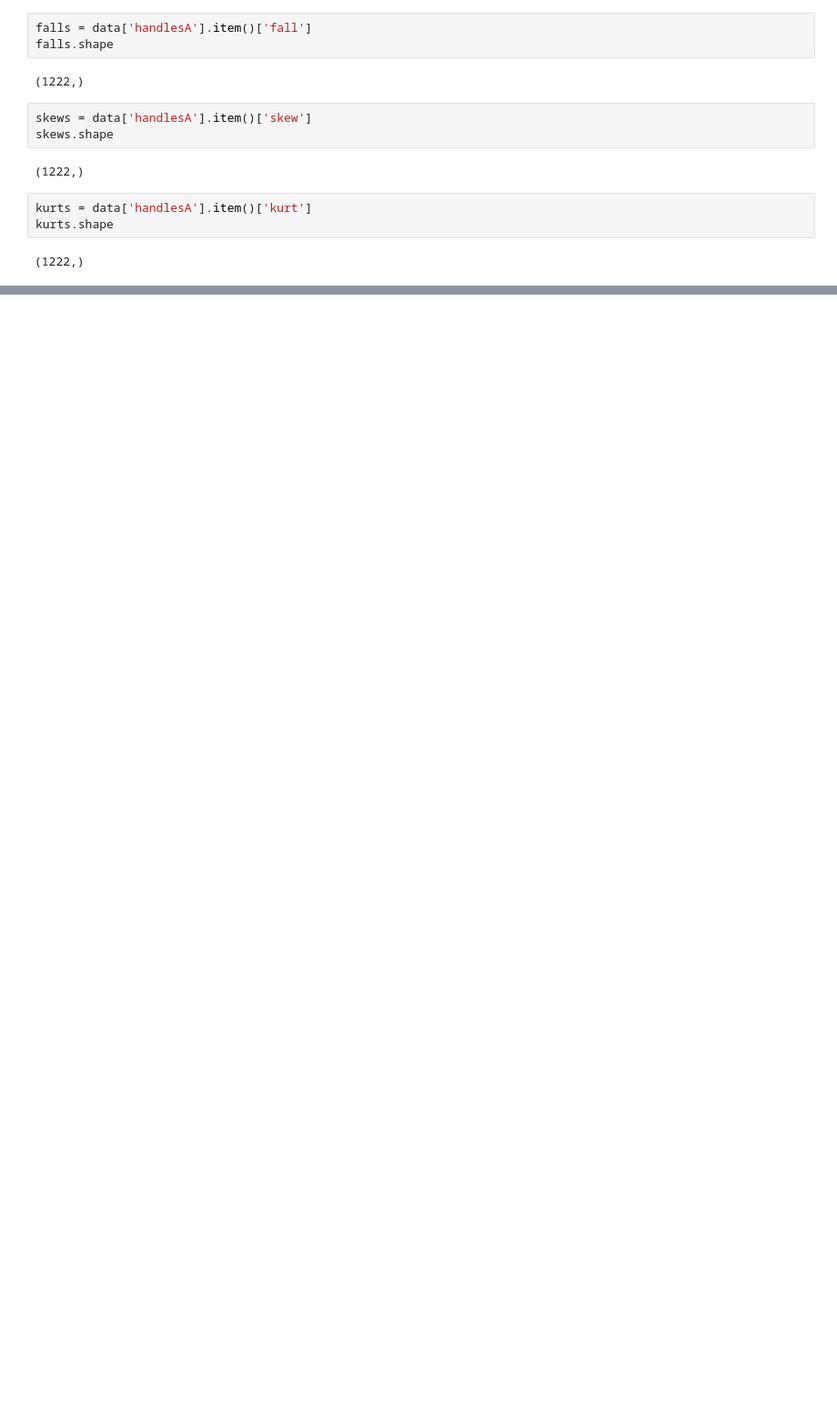
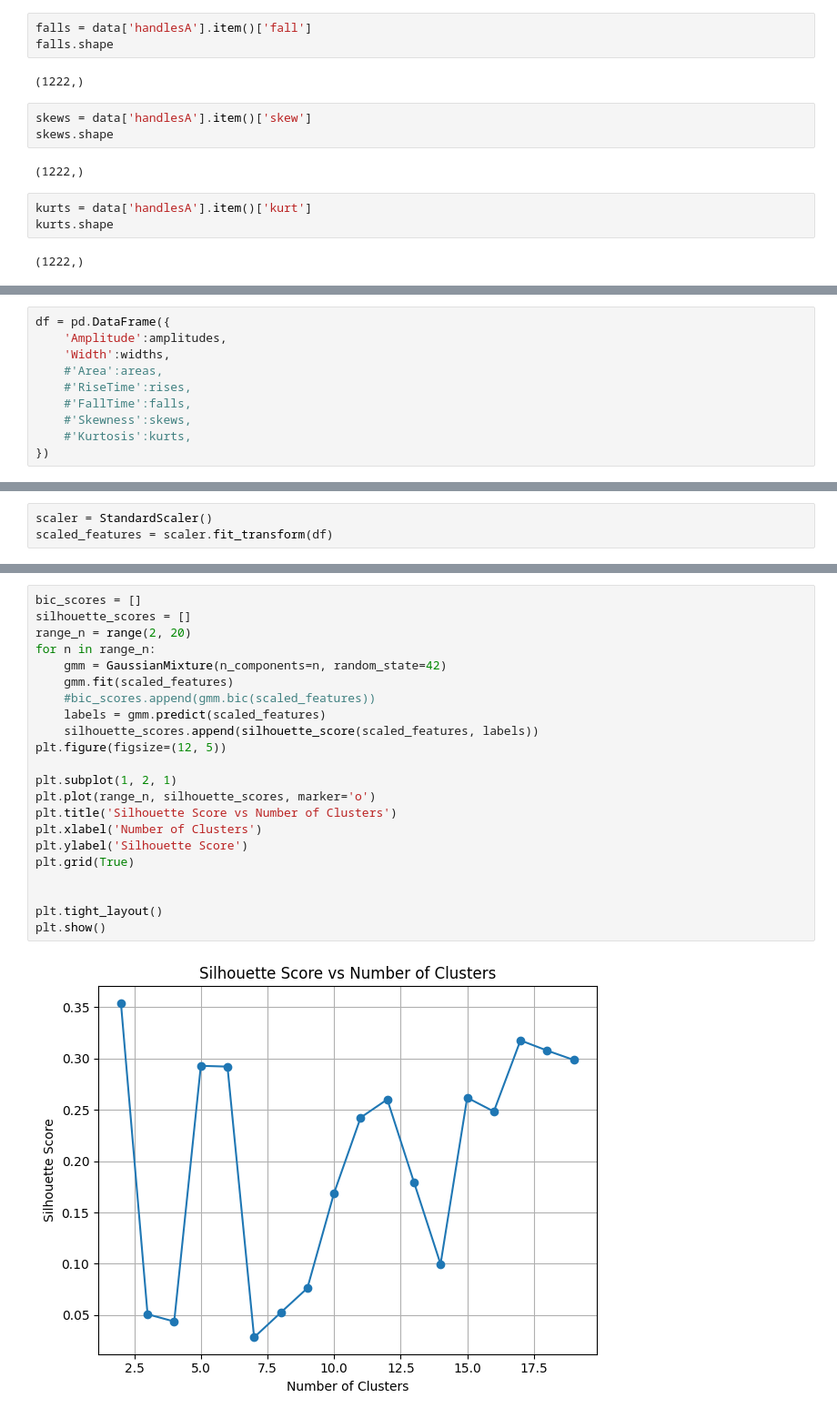
Before and after one commit to OmGuin/BASDL, a Jupyter notebook: Preprocessing_basus.ipynb, the cells around one changed output, grey strips where cells are left out. Shown at 91% size. Cells and saved outputs as stored; diff of their text form; blank space fills up the shorter version.

Commit message:
before modifying sim code for species labels

```diff
--- a/Preprocessing_basus.ipynb
+++ b/Preprocessing_basus.ipynb
@@ -1081,0 +1086,10 @@ plt.show()
+# %%
+df = pd.DataFrame({
+    'Amplitude':amplitudes,
+    'Width':widths,
+    #'Area':areas,
+    #'RiseTime':rises,
+    #'FallTime':falls,
+    #'Skewness':skews,
+    #'Kurtosis':kurts,
+})
@@ -1081,0 +1106,3 @@ plt.show()
+# %%
+scaler = StandardScaler()
+scaled_features = scaler.fit_transform(df)
@@ -1081,0 +1115,24 @@ plt.show()
+# %%
+bic_scores = []
+silhouette_scores = []
+range_n = range(2, 20)
+for n in range_n:
+    gmm = GaussianMixture(n_components=n, random_state=42)
+    gmm.fit(scaled_features)
+    #bic_scores.append(gmm.bic(scaled_features))
+    labels = gmm.predict(scaled_features)
+    silhouette_scores.append(silhouette_score(scaled_features, labels))
+plt.figure(figsize=(12, 5))
+
+plt.subplot(1, 2, 1)
+plt.plot(range_n, silhouette_scores, marker='o')
+plt.title('Silhouette Score vs Number of Clusters')
+plt.xlabel('Number of Clusters')
+plt.ylabel('Silhouette Score')
+plt.grid(True)
+
+
+plt.tight_layout()
+plt.show()
+# %% [output]
+[figure, added]
```
Also changed, not shown: parts of 18 cells of this notebook, 32 other files.
